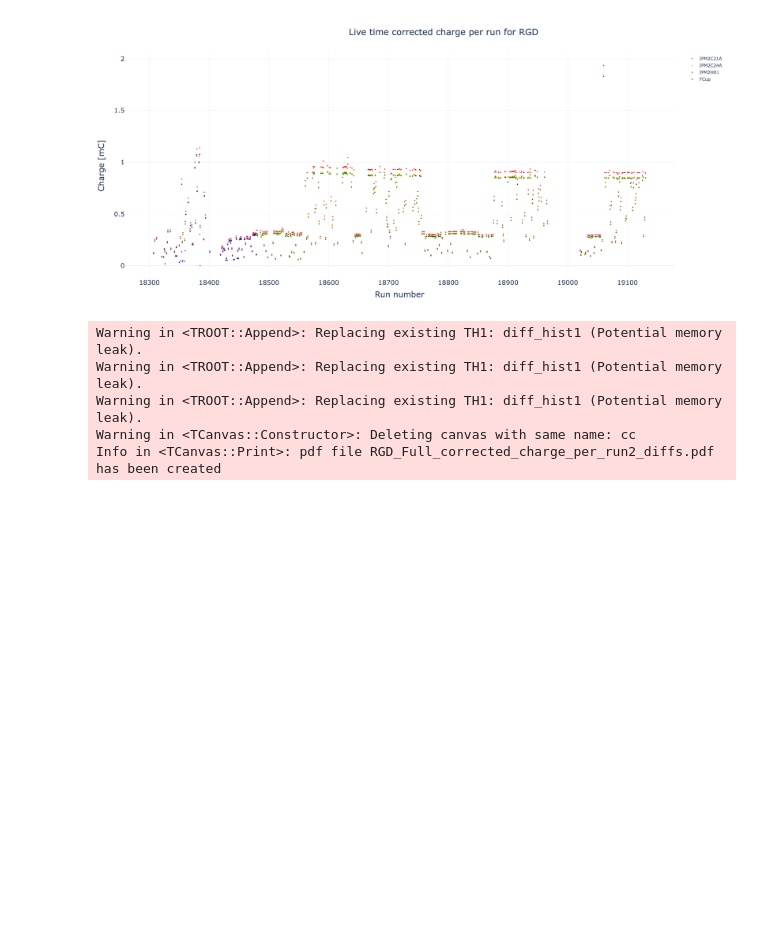
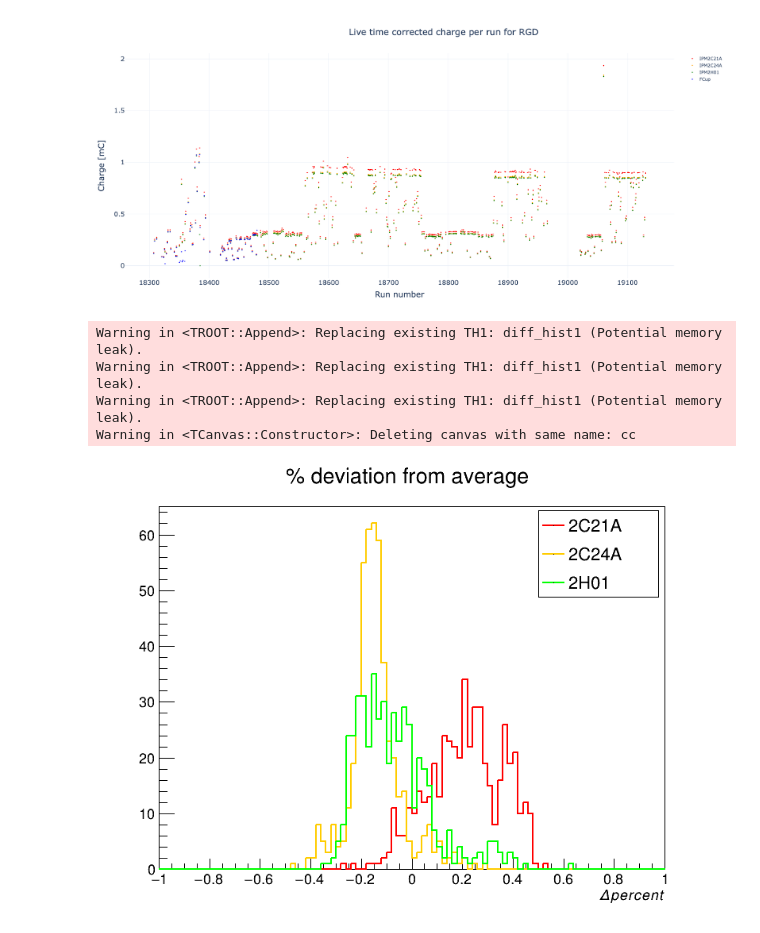
Before and after one commit to mholtrop/RunData, a Jupyter notebook: RGD_ChargePlots.ipynb, the cells around one changed output. Cells and saved outputs as stored; diff of their text form; code cells hidden in the pictures; blank space fills up the shorter version.

```diff
--- a/RGD_ChargePlots.ipynb
+++ b/RGD_ChargePlots.ipynb
@@ -342,35 +345,35 @@ hist2 = R.TH1D("diff_hist1","% deviation from average;\Delta percent",100,-1.,1.
 hist2.FillN(numpy_dat2.size, numpy_dat2, np.ones(numpy_dat2.size))
 
 numpy_dat3 = (100*(dfx.IPM2H01_corr3-dfx.charge)/dfx.charge).to_numpy()
 hist3 = R.TH1D("diff_hist1","% deviation from average;\Delta percent",100,-1.,1.)
 hist3.FillN(numpy_dat3.size, numpy_dat3, np.ones(numpy_dat3.size))
 
 cc = R.TCanvas("cc","cc",800,600)
 hist2.SetStats(0)
 hist2.SetLineWidth(2)
 hist2.SetLineColor(R.kOrange)
 hist2.Draw()
 hist1.SetLineWidth(2)
 hist1.SetLineColor(R.kRed)
 hist1.Draw("same")
 hist2.SetLineColor(R.kOrange)
 hist2.Draw("same")
 hist3.SetLineWidth(2)
 hist3.SetLineColor(R.kGreen)
 hist3.Draw("same")
 leg = R.TLegend(0.7,0.7,0.89,0.89)
 leg.AddEntry(hist1,"2C21A")
 leg.AddEntry(hist2,"2C24A")
 leg.AddEntry(hist3,"2H01")
 leg.Draw()
-cc.SaveAs("RGD_Full_corrected_charge_per_run2_diffs.pdf")
+#cc.SaveAs("RGD_Full_corrected_charge_per_run2_diffs.pdf")
 cc.Draw()
 # %% [output]
 Warning in <TROOT::Append>: Replacing existing TH1: diff_hist1 (Potential memory leak).
 Warning in <TROOT::Append>: Replacing existing TH1: diff_hist1 (Potential memory leak).
 Warning in <TROOT::Append>: Replacing existing TH1: diff_hist1 (Potential memory leak).
 Warning in <TCanvas::Constructor>: Deleting canvas with same name: cc
-Info in <TCanvas::Print>: pdf file RGD_Full_corrected_charge_per_run2_diffs.pdf has been created
+[figure, added]
 # %%
 write_out_columns=['number', 'start_time', 'end_time', 'run_start_time',
        'run_end_time', 'is_valid_run_end', 'run_type',
```
Also changed, not shown: parts of 1 cell of this notebook.
